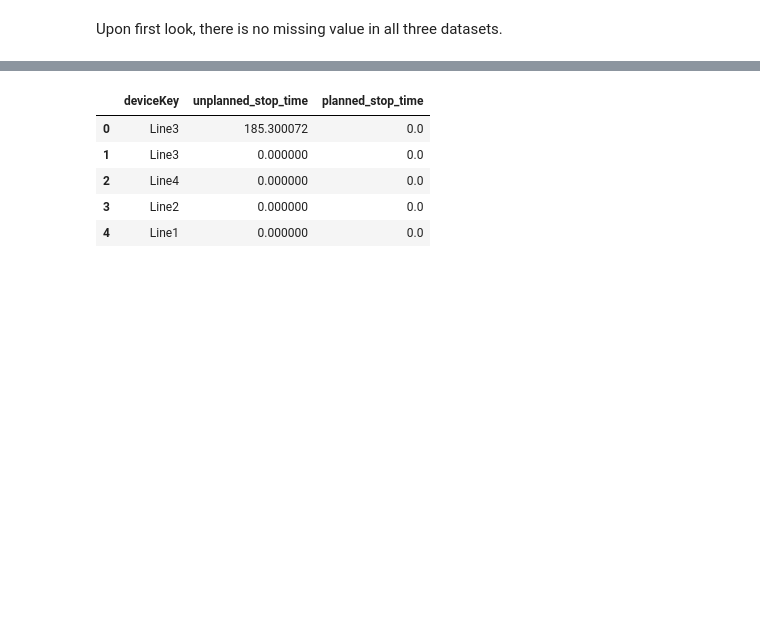
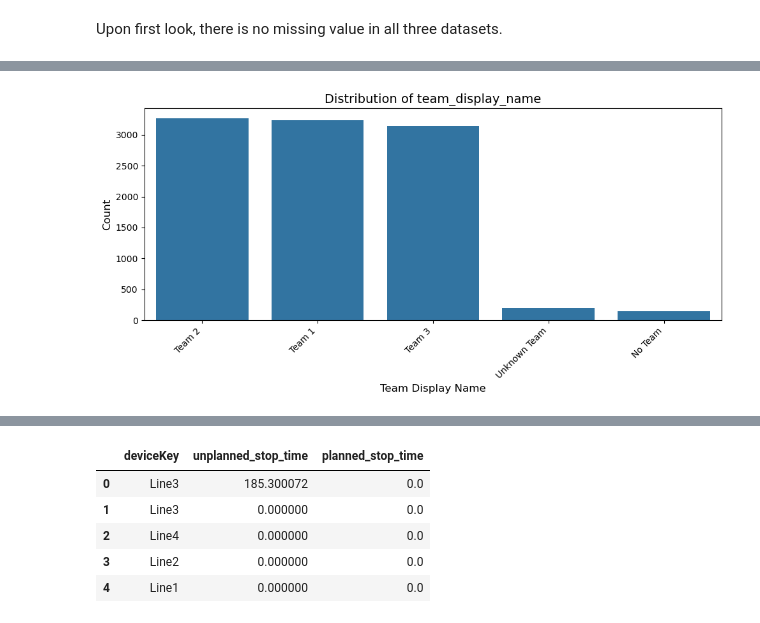
Before and after one commit to carrieyxia/BeerBo_Printing, a Jupyter notebook: manufacturing_analytics.ipynb, the cells around one changed output, grey strips where cells are left out. Saved outputs shown, nothing was run; the diff lists cells and outputs as text; code cells hidden in the pictures; blank space fills up the shorter version.

```diff
--- a/manufacturing_analytics.ipynb
+++ b/manufacturing_analytics.ipynb
@@ -168,0 +223,4 @@ quality_df.to_sql('Quality', engine, index=False, if_exists='replace')
+# %%
+plot_categorical_distribution(production_df, "team_display_name")
+# %% [output]
+[figure, added]
```
Also changed, not shown: parts of 44 cells of this notebook.
